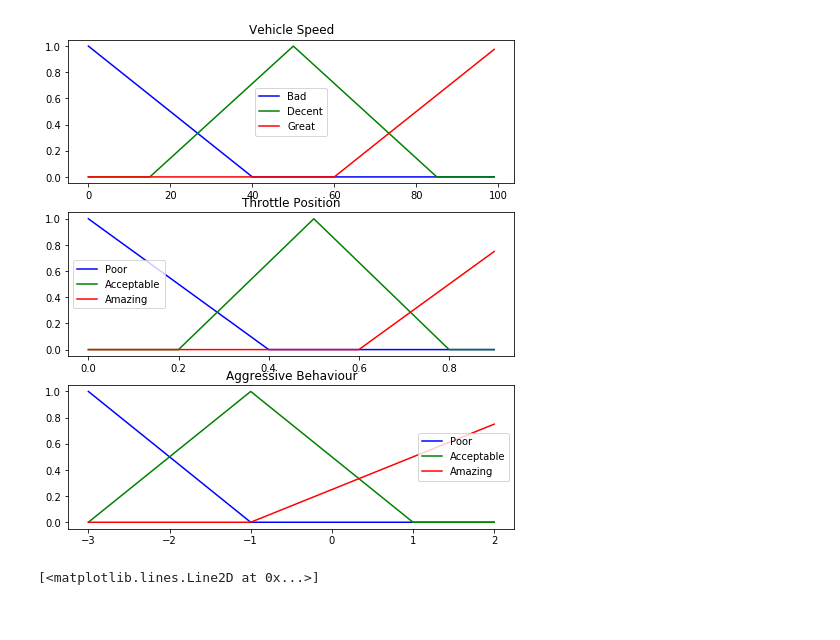
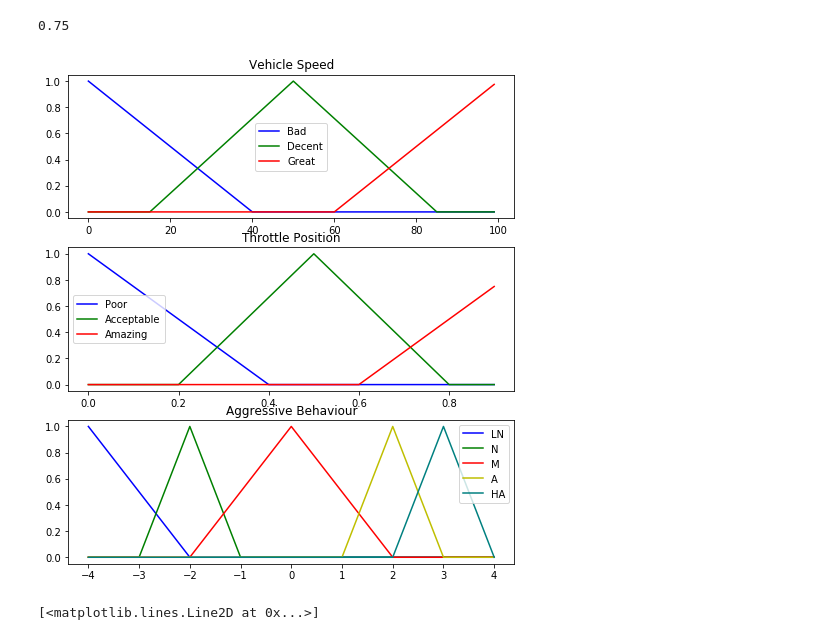
Before and after one commit to trentlavoie/fydp, a Jupyter notebook: notebooks/rec/preprocess_simulation_data.ipynb, the cells around one changed output. Cells and saved outputs as stored; diff of their text form; code cells hidden in the pictures.

Commit message:
Updating script to take in activation levels

```diff
--- a/notebooks/rec/preprocess_simulation_data.ipynb
+++ b/notebooks/rec/preprocess_simulation_data.ipynb
@@ -41,49 +41,58 @@ data['abs_y'] = data.rel_y.cumsum()
 
 x_velocity = np.arange(0, 100, 1)
 x_throttle = np.arange(0, 1, 0.1)
-x_aggressiveness  = np.arange(-3, 3, 1)
+x_aggressiveness  = np.arange(-4, 5, 1)
 
 # Generate fuzzy membership functions
 vel_lo = fuzz.trimf(x_velocity, [0, 0, 40])
 vel_md = fuzz.trimf(x_velocity, [15, 50, 85])
 vel_hi = fuzz.trimf(x_velocity, [60, 100, 100])
 throttle_lo = fuzz.trimf(x_throttle, [0, 0, 0.4])
 throttle_md = fuzz.trimf(x_throttle, [0.2, 0.5, 0.8])
 throttle_hi = fuzz.trimf(x_throttle, [0.6, 1.0, 1.0])
-aggressive_lo = fuzz.trimf(x_aggressiveness, [-3, -3, -1])
-aggressive_md = fuzz.trimf(x_aggressiveness, [-3, -1, 1])
-aggressive_hi = fuzz.trimf(x_aggressiveness, [-1, 3, 3])
+aggressive_LN = fuzz.trimf(x_aggressiveness, [-4, -4, -2])
+aggressive_N = fuzz.trimf(x_aggressiveness, [-3, -2, -1])
+aggressive_M = fuzz.trimf(x_aggressiveness, [-2, 0, 2 ])
+aggressive_A = fuzz.trimf(x_aggressiveness, [1, 2, 3])
+aggressive_HA = fuzz.trimf(x_aggressiveness, [2, 3, 4])
 
 # Visualize these universes and membership functions
 fig, (ax0, ax1, ax2) = plt.subplots(nrows=3, figsize=(8, 9))
 
 ax0.plot(x_velocity, vel_lo, 'b', linewidth=1.5, label='Bad')
 ax0.plot(x_velocity, vel_md, 'g', linewidth=1.5, label='Decent')
 ax0.plot(x_velocity, vel_hi, 'r', linewidth=1.5, label='Great')
 ax0.set_title('Vehicle Speed')
 ax0.legend()
 
 ax1.plot(x_throttle, throttle_lo, 'b', linewidth=1.5, label='Poor')
 ax1.plot(x_throttle, throttle_md, 'g', linewidth=1.5, label='Acceptable')
 ax1.plot(x_throttle, throttle_hi, 'r', linewidth=1.5, label='Amazing')
 ax1.set_title('Throttle Position')
 ax1.legend()
 
-ax2.plot(x_aggressiveness, aggressive_lo, 'b', linewidth=1.5, label='Poor')
-ax2.plot(x_aggressiveness, aggressive_md, 'g', linewidth=1.5, label='Acceptable')
-ax2.plot(x_aggressiveness, aggressive_hi, 'r', linewidth=1.5, label='Amazing')
+ax2.plot(x_aggressiveness, aggressive_LN, 'b', linewidth=1.5, label='LN')
+ax2.plot(x_aggressiveness, aggressive_N, 'g', linewidth=1.5, label='N')
+ax2.plot(x_aggressiveness, aggressive_M, 'r', linewidth=1.5, label='M')
+ax2.plot(x_aggressiveness, aggressive_A, 'y', linewidth=1.5, label='A')
+ax2.plot(x_aggressiveness, aggressive_HA, 'teal', linewidth=1.5, label='HA')
 ax2.set_title('Aggressive Behaviour')
 ax2.legend()
 
-vel_level_lo = fuzz.interp_membership(x_velocity, vel_lo, 70)
-vel_level_md = fuzz.interp_membership(x_velocity, vel_md, 70)
-vel_level_hi = fuzz.interp_membership(x_velocity, vel_hi, 70)
+vel_level_lo = fuzz.interp_membership(x_velocity, vel_lo, 50)
+vel_level_md = fuzz.interp_membership(x_velocity, vel_md, 50)
+vel_level_hi = fuzz.interp_membership(x_velocity, vel_hi, 50)
 
-throttle_level_lo = fuzz.interp_membership(x_throttle, throttle_lo, 0.8)
-throttle_level_md = fuzz.interp_membership(x_throttle, throttle_md, 0.8)
-throttle_level_hi = fuzz.interp_membership(x_throttle, throttle_hi, 0.8)
+throttle_level_lo = fuzz.interp_membership(x_throttle, throttle_lo, 0.9)
+throttle_level_md = fuzz.interp_membership(x_throttle, throttle_md, 0.9)
+throttle_level_hi = fuzz.interp_membership(x_throttle, throttle_hi, 0.9)
+
+active_rule1 = np.fmax(vel_level_hi, throttle_level_hi)
+
+aggressive_HA = np.fmin(active_rule1, aggressive_HA)
 # %% [output]
+0.75
-[figure, old version]
+[figure, new version]
 # %%
 # OPTIONAL: Output processed csv file
 
```
